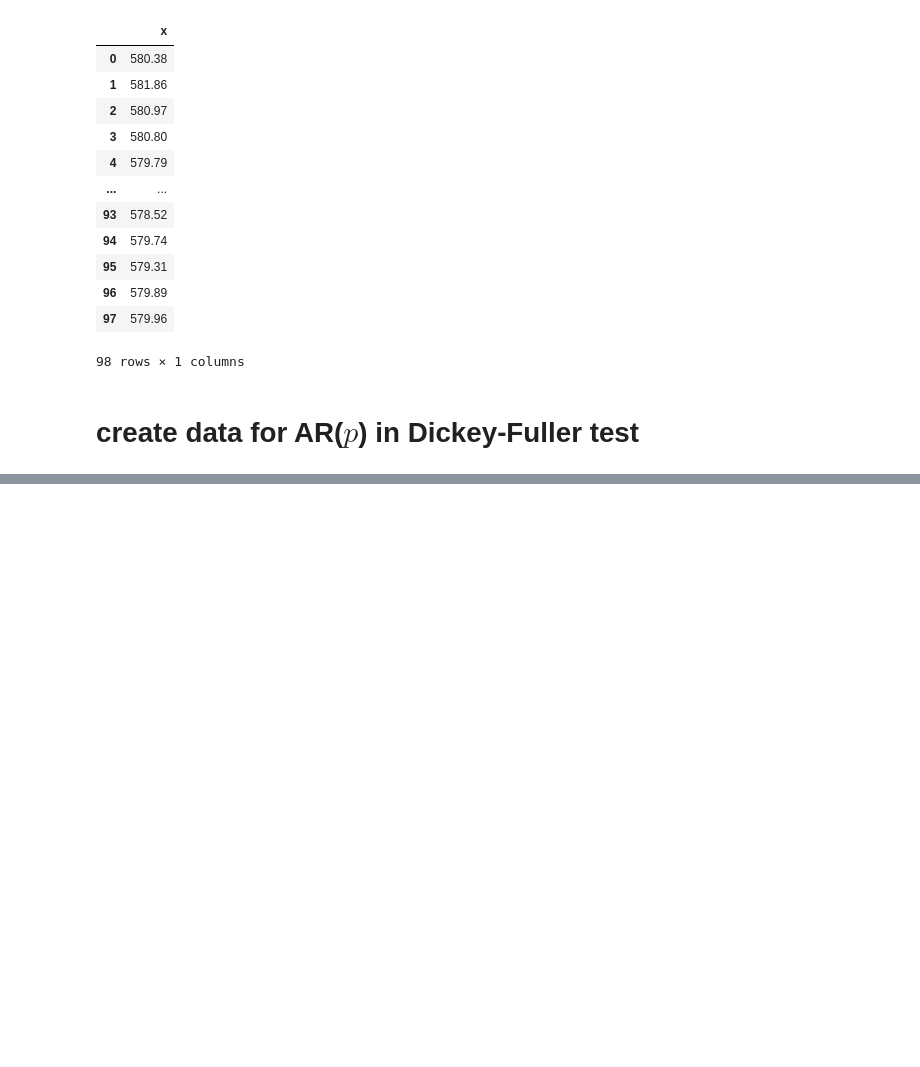
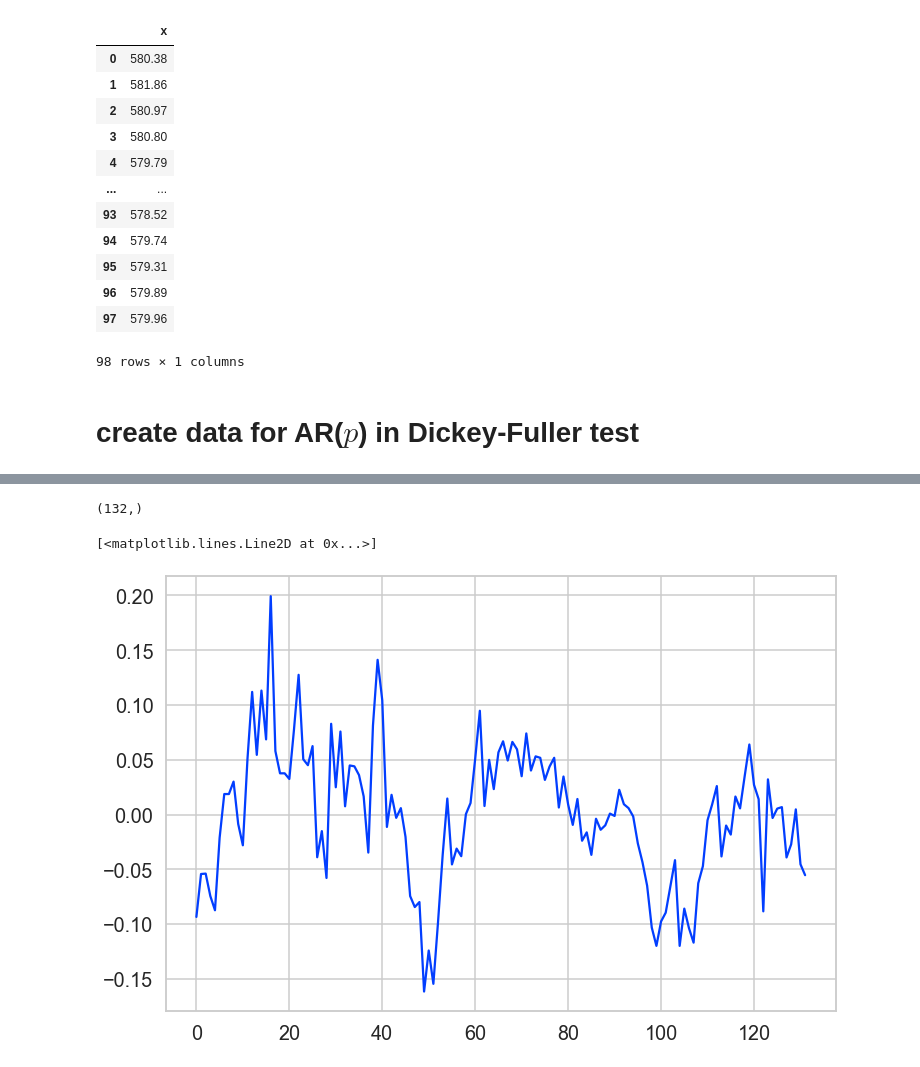
Before and after one commit to kpup1710/Time-Series, a Jupyter notebook: Assignment_12/dm.ipynb, the cells around one changed output, grey strips where cells are left out. Cells and saved outputs as stored; diff of their text form; code cells hidden in the pictures; blank space fills up the shorter version.

```diff
--- a/Assignment_12/dm.ipynb
+++ b/Assignment_12/dm.ipynb
@@ -49,0 +196,2 @@ a[1]
+# %%
+logpass = airpass.logpass.to_numpy()
@@ -49,0 +218,12 @@ a[1]
+# %%
+diff_logap = logpass[12:] - logpass[:-12]
+# %%
+diff_logap.shape
+# %% [output]
+(132,)
+# %%
+fig, ax = plt.subplots(figsize=(12,8))
+plt.plot(diff_logap-diff_logap.mean())
+# %% [output]
+[<matplotlib.lines.Line2D at 0x...>]
+[figure, added]
```
Also changed, not shown: parts of 46 cells of this notebook.
